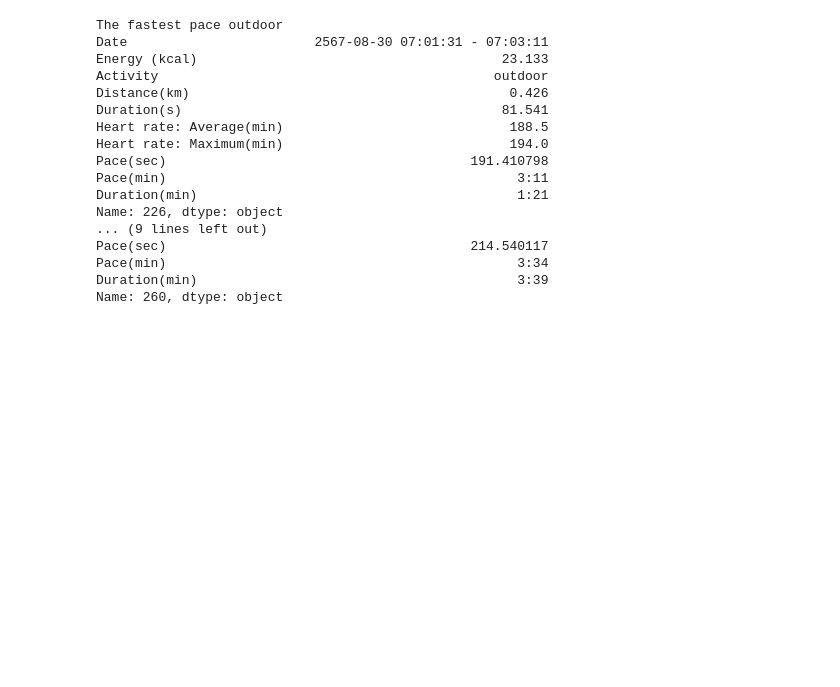
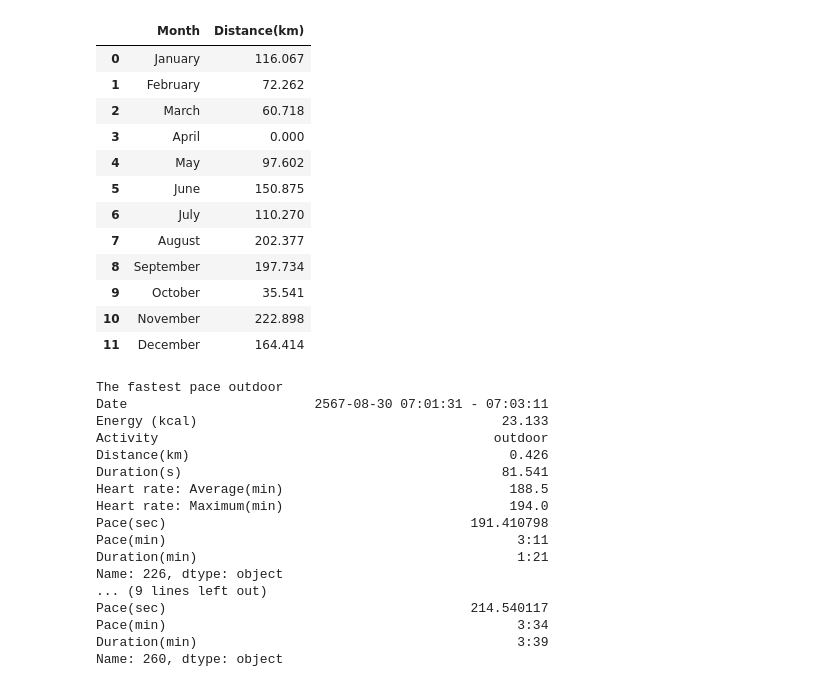
Before and after one commit to JFKongphop/running-analysis, a Jupyter notebook: index.ipynb, the cells around one changed output. Drawn from its saved outputs; the diff is of its cells as text; code cells hidden in the pictures; blank space fills up the shorter version.

Commit message:
create sum distance of each month

```diff
--- a/index.ipynb
+++ b/index.ipynb
@@ -77,3 +78,14 @@ def filter_longrun(df: DataFrame):
 # %%
 def only_date(date: str):
   return date[:10]
+# %%
+# def edit_date_format(date: str):
+#   date_split = date.split(' ')
+#   del date_split[3]
+#   new_date_format = ' '.join(date_split)
+
+#   return new_date_format.strip()
+
+def only_month(date: str):
+  month = date[5:7]
+  return month
@@ -312,6 +327,38 @@ longrun
 | 332 | 2567-12-05 17:12:10 - 18:15:21 | 729.281 | outdoor | 13.016 | 3791.748 | 163.629 | ... |
 | 338 | 2567-12-13 17:10:32 - 18:13:37 | 699.419 | outdoor | 13.037 | 3775.728 | 161.891 | ... |
 | 354 | 2567-12-21 16:53:47 - 17:51:47 | 643.331 | outdoor | 12.010 | 3479.677 | 173.276 | ... |
+# %%
+import pandas as pd
+
+year_df = date_selector(df, '2567').copy()
+year_df.loc[:, 'Date'] = df['Date'].apply(edit_date_format)
+year_df.loc[:, 'Month'] = year_df['Date'].apply(only_month)
+
+all_months = pd.DataFrame({'Month': [f'{i:02d}' for i in range(1, 13)]})
+monthly_distances = year_df.groupby('Month')["Distance(km)"].sum().reset_index()
+monthly_distances = pd.merge(all_months, monthly_distances, on='Month', how='left')
+
+monthly_distances['Distance(km)'] = monthly_distances['Distance(km)'].fillna(0)
+monthly_distances['Distance(km)'] = monthly_distances['Distance(km)'].astype(float)
+monthly_distances['Month'] = monthly_distances['Month'].astype(int)
+
+monthly_distances['Month'] = monthly_distances['Month'].apply(lambda x: calendar.month_name[x])
+
+monthly_distances
+# %% [output]
+|  | Month | Distance(km) |
+| 0 | January | 116.067 |
+| 1 | February | 72.262 |
+| 2 | March | 60.718 |
+| 3 | April | 0.000 |
+| 4 | May | 97.602 |
+| 5 | June | 150.875 |
+| 6 | July | 110.270 |
+| 7 | August | 202.377 |
+| 8 | September | 197.734 |
+| 9 | October | 35.541 |
+| 10 | November | 222.898 |
+| 11 | December | 164.414 |
 # %%
 def pace_table(data) -> str:
   fastest_pace = df.loc[data]
```
Also changed, not shown: parts of 5 cells of this notebook.
